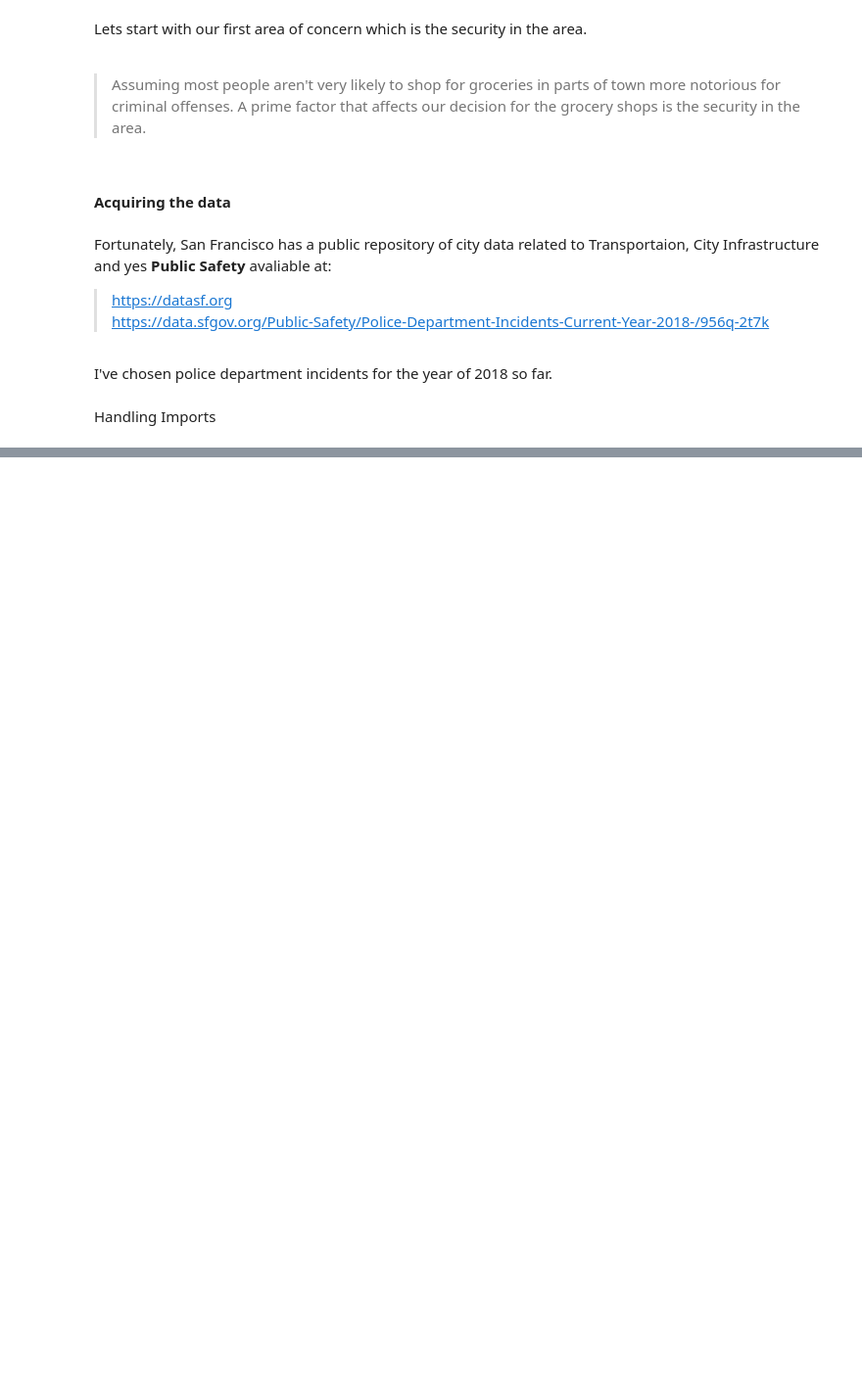
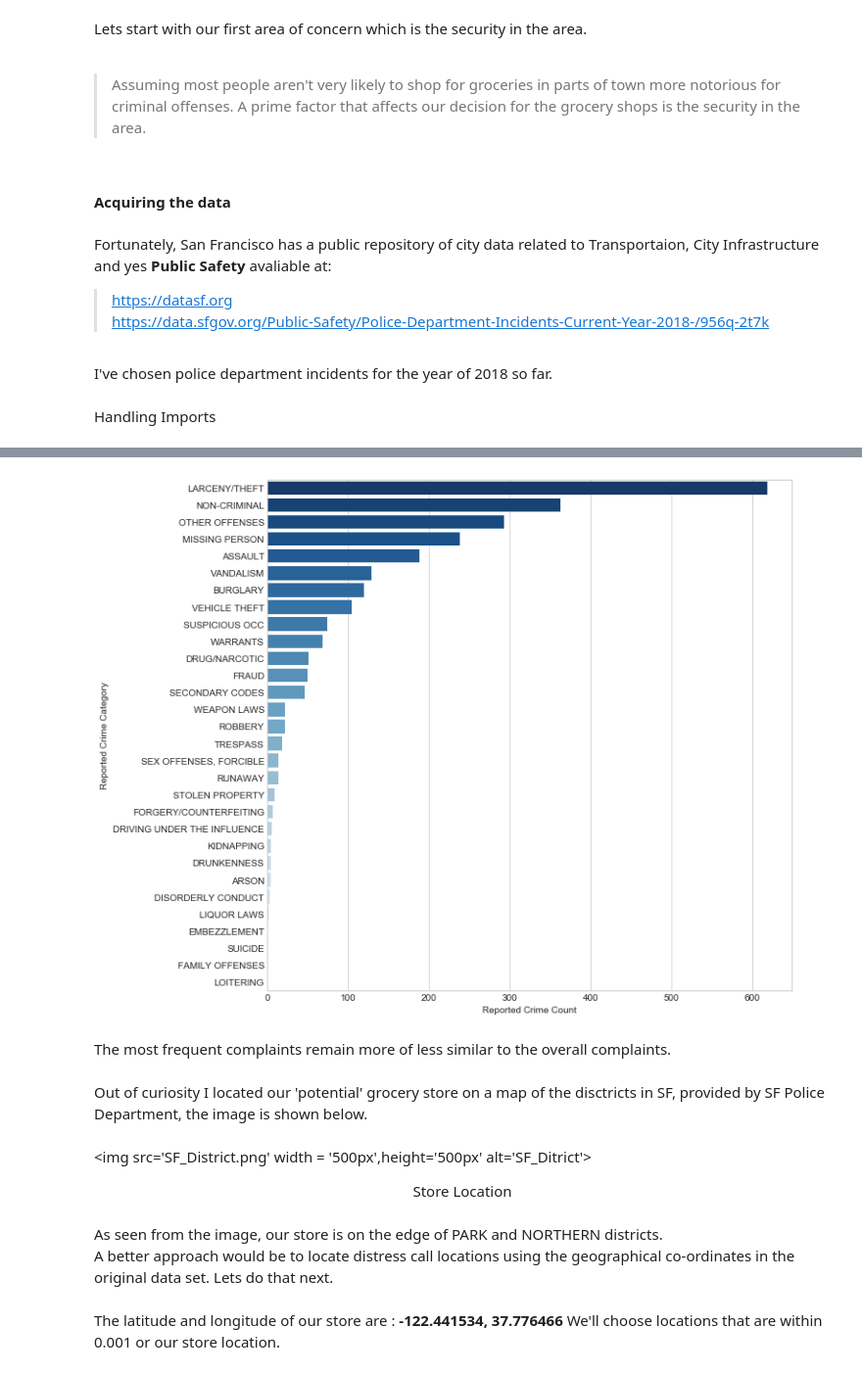
Before and after one commit to cmattey/VisaCaseStudy, a Jupyter notebook: VisaCaseStudy1.ipynb, the cells around one changed output, grey strips where cells are left out. Shown at 98% size. Cells and saved outputs as stored; diff of their text form; code cells hidden in the pictures; blank space fills up the shorter version.

```diff
--- a/VisaCaseStudy1.ipynb
+++ b/VisaCaseStudy1.ipynb
@@ -82,0 +147,3 @@ Let's look at these values further.
+# %%
+park_crimes_df = crime_df.loc[crime_df['PdDistrict']=='PARK',['PdDistrict','Category']]
+park_crimes_df.head()
@@ -82,0 +157,20 @@ Let's look at these values further.
+# %%
+make_bar_plot(park_crimes_df.Category.value_counts(),
+             park_crimes_df.Category.value_counts().index,
+             'Blues_r',
+             'Reported Crime Count',
+             'Reported Crime Category')
+# %% [output]
+[figure, added]
+# %% [markdown]
+The most frequent complaints remain more of less similar to the overall complaints.
+# %% [markdown]
+Out of curiosity I located our 'potential' grocery store on a map of the disctricts in SF, provided by SF Police Department, the image is shown below.
+# %% [markdown]
+<img src='SF_District.png' width = '500px',height='500px' alt='SF_Ditrict'>
+<div align ='center'> Store Location</div>
+# %% [markdown]
+As seen from the image, our store is on the edge of PARK and NORTHERN districts.<br> A better approach would be to locate distress call locations using the geographical co-ordinates in the original data set. Lets do that next.
+# %% [markdown]
+The latitude and longitude of our store are :<b> -122.441534, 37.776466</b>
+We'll choose locations that are within 0.001 or our store location.
```
Also changed, not shown: parts of 28 cells of this notebook.
